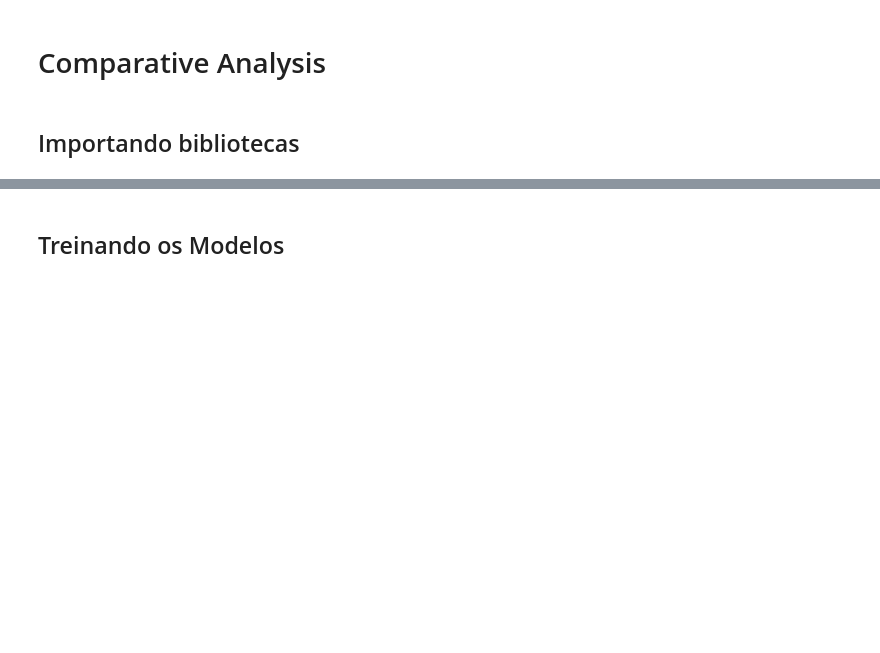
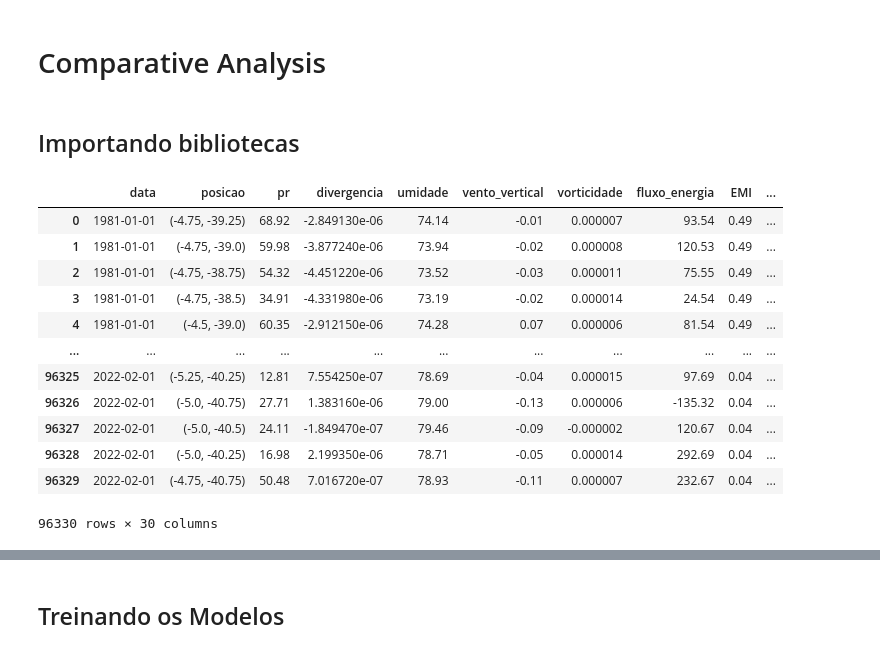
Before and after one commit to atlantico-academy/guru-das-chuvas, a Jupyter notebook: notebooks/02 - Comparative Analysis.ipynb, the cells around one changed output, grey strips where cells are left out. Drawn from its saved outputs; the diff is of its cells as text; code cells hidden in the pictures; blank space fills up the shorter version.

```diff
--- a/notebooks/02 - Comparative Analysis.ipynb
+++ b/notebooks/02 - Comparative Analysis.ipynb
@@ -22,3 +51,19 @@ df_original = pd.read_csv("../data/raw/data_regiao_hidro.csv")
+# %%
+df_original
+# %% [output]
+|  | data | posicao | pr | divergencia | umidade | vento_vertical | vorticidade | fluxo_energia | EMI | ... |
+| 0 | 1981-01-01 | (-4.75, -39.25) | 68.92 | -2.849130e-06 | 74.14 | -0.01 | 0.000007 | 93.54 | 0.49 | ... |
+| 1 | 1981-01-01 | (-4.75, -39.0) | 59.98 | -3.877240e-06 | 73.94 | -0.02 | 0.000008 | 120.53 | 0.49 | ... |
+| 2 | 1981-01-01 | (-4.75, -38.75) | 54.32 | -4.451220e-06 | 73.52 | -0.03 | 0.000011 | 75.55 | 0.49 | ... |
+| 3 | 1981-01-01 | (-4.75, -38.5) | 34.91 | -4.331980e-06 | 73.19 | -0.02 | 0.000014 | 24.54 | 0.49 | ... |
+| 4 | 1981-01-01 | (-4.5, -39.0) | 60.35 | -2.912150e-06 | 74.28 | 0.07 | 0.000006 | 81.54 | 0.49 | ... |
+| ... | ... | ... | ... | ... | ... | ... | ... | ... | ... | ... |
+| 96325 | 2022-02-01 | (-5.25, -40.25) | 12.81 | 7.554250e-07 | 78.69 | -0.04 | 0.000015 | 97.69 | 0.04 | ... |
+| 96326 | 2022-02-01 | (-5.0, -40.75) | 27.71 | 1.383160e-06 | 79.00 | -0.13 | 0.000006 | -135.32 | 0.04 | ... |
+| 96327 | 2022-02-01 | (-5.0, -40.5) | 24.11 | -1.849470e-07 | 79.46 | -0.09 | -0.000002 | 120.67 | 0.04 | ... |
+| 96328 | 2022-02-01 | (-5.0, -40.25) | 16.98 | 2.199350e-06 | 78.71 | -0.05 | 0.000014 | 292.69 | 0.04 | ... |
+| 96329 | 2022-02-01 | (-4.75, -40.75) | 50.48 | 7.016720e-07 | 78.93 | -0.11 | 0.000007 | 232.67 | 0.04 | ... |
+96330 rows × 30 columns
 # %%
 df = df_original.assign(
     lat = df_original.posicao.apply(lambda x: eval(x)[0]),
```
Also changed, not shown: parts of 16 cells of this notebook.
